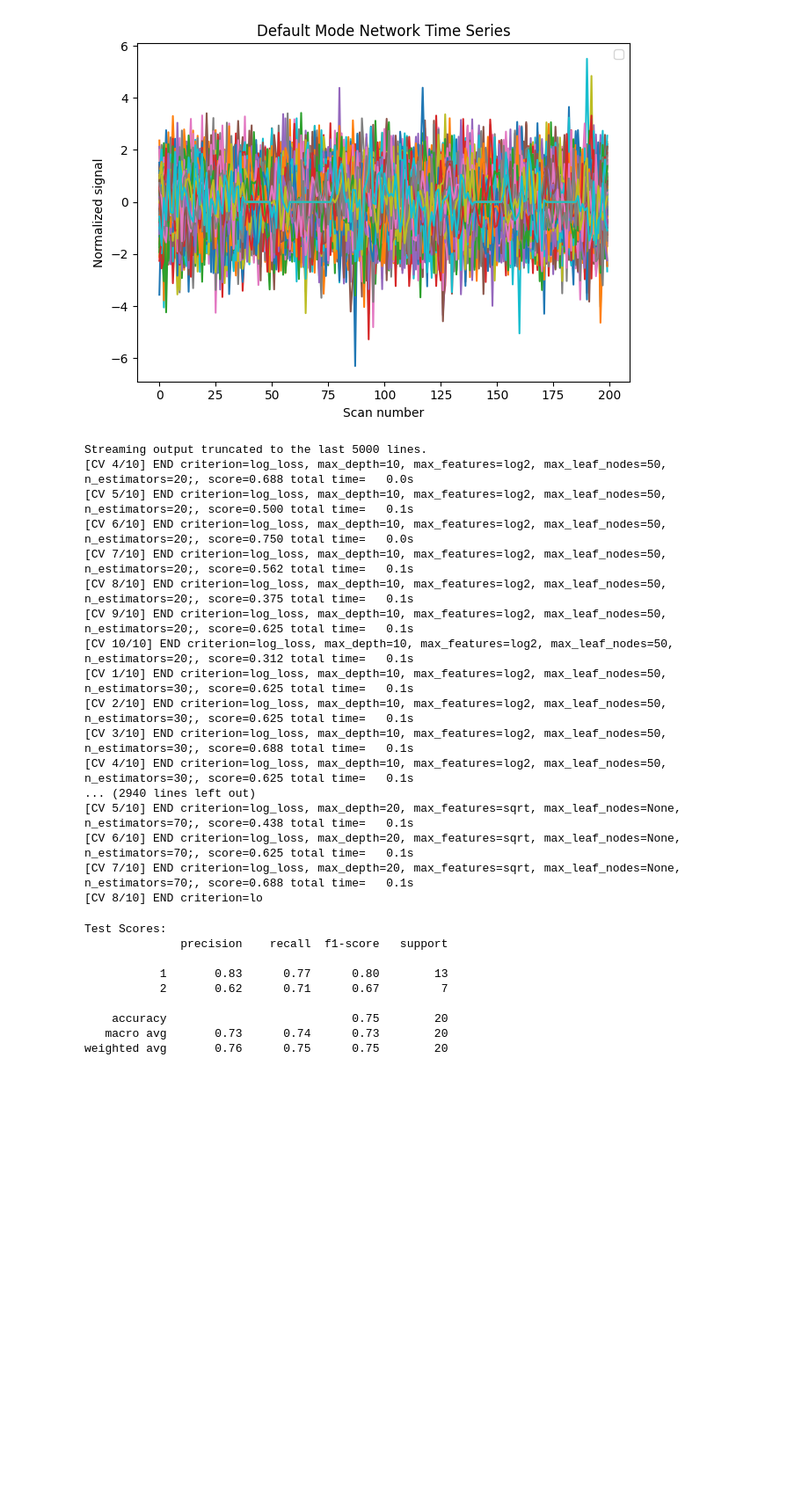
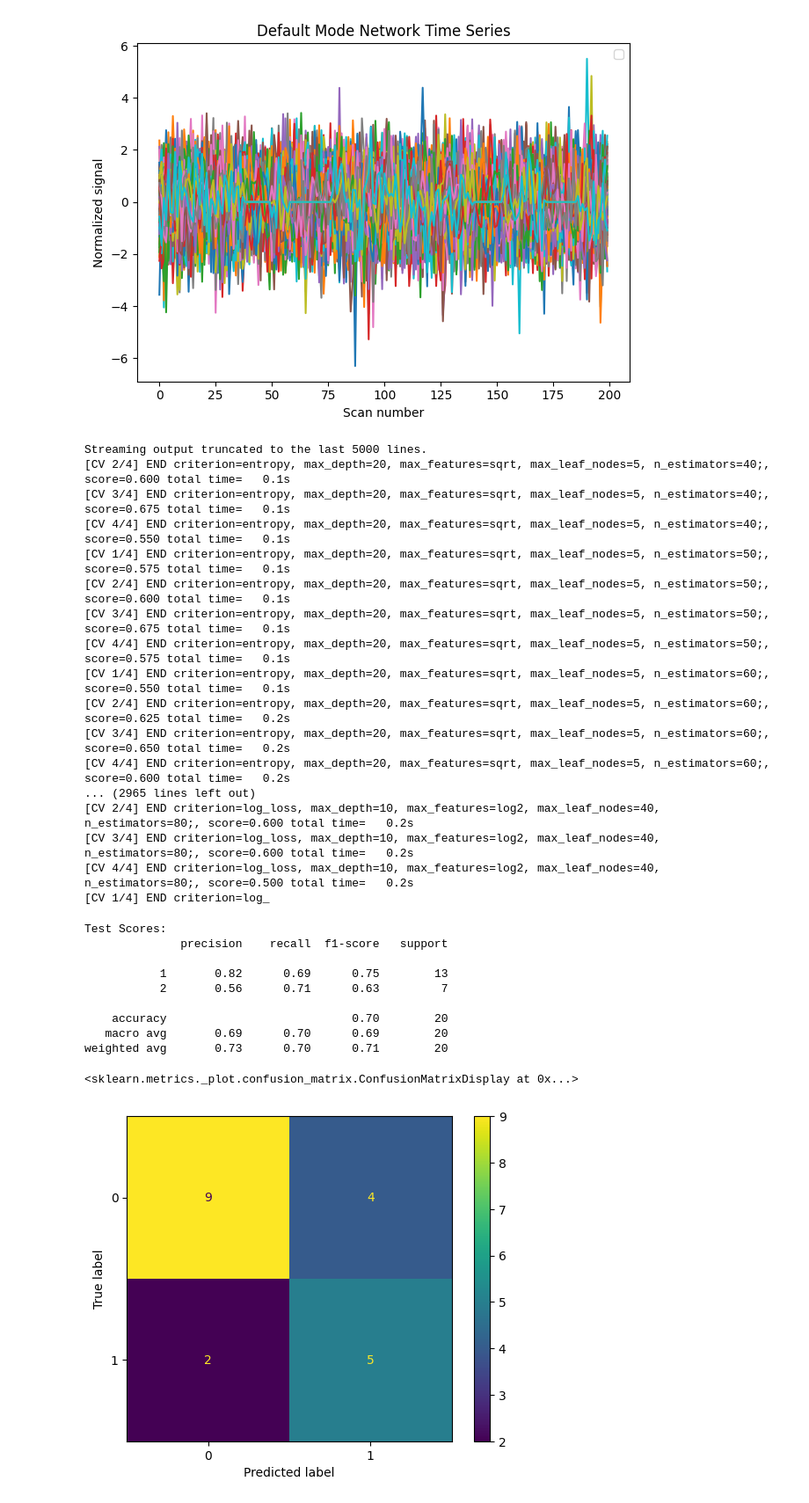
Before and after one commit to reinhart-c/autism-detector, a Jupyter notebook: Kel_15_RF.ipynb, the cells around one changed output. Shown at 88% size. Cells and saved outputs as stored; diff of their text form; code cells hidden in the pictures; blank space fills up the shorter version.

```diff
--- a/Kel_15_RF.ipynb
+++ b/Kel_15_RF.ipynb
@@ -228,7 +228,7 @@ X_validation, X_test, y_validation, y_test = train_test_split(X_val, y_val, test
 # Hyperparameter tuning
 rf = RandomForestClassifier()
 params = {'n_estimators': [10, 20, 30, 40, 50, 60, 70, 80, 90, 100], 'criterion': ['gini', 'entropy', 'log_loss'], 'max_features': ['sqrt', 'log2', None], 'max_depth': [None, 5, 10, 15, 20], 'max_leaf_nodes': [None, 5, 10, 20, 25, 40, 50]}
-gcv = GridSearchCV(rf, param_grid=params, scoring='accuracy', verbose=3, cv=10).fit(X_train, y_train)
+gcv = GridSearchCV(rf, param_grid=params, scoring='accuracy', verbose=3, cv=4).fit(X_train, y_train)
 
 y_val_gcv = gcv.predict(X_validation)
 print("Grid Search CV Scores :")
@@ -237,35 +237,38 @@ print("Best parameter : ", gcv.best_params_)
 print("Best estimator :", gcv.best_estimator_)
 # %% [output]
 Streaming output truncated to the last 5000 lines.
-[CV 4/10] END criterion=log_loss, max_depth=10, max_features=log2, max_leaf_nodes=50, n_estimators=20;, score=0.688 total time=   0.0s
-[CV 5/10] END criterion=log_loss, max_depth=10, max_features=log2, max_leaf_nodes=50, n_estimators=20;, score=0.500 total time=   0.1s
-[CV 6/10] END criterion=log_loss, max_depth=10, max_features=log2, max_leaf_nodes=50, n_estimators=20;, score=0.750 total time=   0.0s
-[CV 7/10] END criterion=log_loss, max_depth=10, max_features=log2, max_leaf_nodes=50, n_estimators=20;, score=0.562 total time=   0.1s
-[CV 8/10] END criterion=log_loss, max_depth=10, max_features=log2, max_leaf_nodes=50, n_estimators=20;, score=0.375 total time=   0.1s
-[CV 9/10] END criterion=log_loss, max_depth=10, max_features=log2, max_leaf_nodes=50, n_estimators=20;, score=0.625 total time=   0.1s
-[CV 10/10] END criterion=log_loss, max_depth=10, max_features=log2, max_leaf_nodes=50, n_estimators=20;, score=0.312 total time=   0.1s
-[CV 1/10] END criterion=log_loss, max_depth=10, max_features=log2, max_leaf_nodes=50, n_estimators=30;, score=0.625 total time=   0.1s
-[CV 2/10] END criterion=log_loss, max_depth=10, max_features=log2, max_leaf_nodes=50, n_estimators=30;, score=0.625 total time=   0.1s
-[CV 3/10] END criterion=log_loss, max_depth=10, max_features=log2, max_leaf_nodes=50, n_estimators=30;, score=0.688 total time=   0.1s
-[CV 4/10] END criterion=log_loss, max_depth=10, max_features=log2, max_leaf_nodes=50, n_estimators=30;, score=0.625 total time=   0.1s
-... (2940 lines left out)
-[CV 5/10] END criterion=log_loss, max_depth=20, max_features=sqrt, max_leaf_nodes=None, n_estimators=70;, score=0.438 total time=   0.1s
-[CV 6/10] END criterion=log_loss, max_depth=20, max_features=sqrt, max_leaf_nodes=None, n_estimators=70;, score=0.625 total time=   0.1s
-[CV 7/10] END criterion=log_loss, max_depth=20, max_features=sqrt, max_leaf_nodes=None, n_estimators=70;, score=0.688 total time=   0.1s
-[CV 8/10] END criterion=lo
+[CV 2/4] END criterion=entropy, max_depth=20, max_features=sqrt, max_leaf_nodes=5, n_estimators=40;, score=0.600 total time=   0.1s
+[CV 3/4] END criterion=entropy, max_depth=20, max_features=sqrt, max_leaf_nodes=5, n_estimators=40;, score=0.675 total time=   0.1s
+[CV 4/4] END criterion=entropy, max_depth=20, max_features=sqrt, max_leaf_nodes=5, n_estimators=40;, score=0.550 total time=   0.1s
+[CV 1/4] END criterion=entropy, max_depth=20, max_features=sqrt, max_leaf_nodes=5, n_estimators=50;, score=0.575 total time=   0.1s
+[CV 2/4] END criterion=entropy, max_depth=20, max_features=sqrt, max_leaf_nodes=5, n_estimators=50;, score=0.600 total time=   0.1s
+[CV 3/4] END criterion=entropy, max_depth=20, max_features=sqrt, max_leaf_nodes=5, n_estimators=50;, score=0.675 total time=   0.1s
+[CV 4/4] END criterion=entropy, max_depth=20, max_features=sqrt, max_leaf_nodes=5, n_estimators=50;, score=0.575 total time=   0.1s
+[CV 1/4] END criterion=entropy, max_depth=20, max_features=sqrt, max_leaf_nodes=5, n_estimators=60;, score=0.550 total time=   0.1s
+[CV 2/4] END criterion=entropy, max_depth=20, max_features=sqrt, max_leaf_nodes=5, n_estimators=60;, score=0.625 total time=   0.2s
+[CV 3/4] END criterion=entropy, max_depth=20, max_features=sqrt, max_leaf_nodes=5, n_estimators=60;, score=0.650 total time=   0.2s
+[CV 4/4] END criterion=entropy, max_depth=20, max_features=sqrt, max_leaf_nodes=5, n_estimators=60;, score=0.600 total time=   0.2s
+... (2965 lines left out)
+[CV 2/4] END criterion=log_loss, max_depth=10, max_features=log2, max_leaf_nodes=40, n_estimators=80;, score=0.600 total time=   0.2s
+[CV 3/4] END criterion=log_loss, max_depth=10, max_features=log2, max_leaf_nodes=40, n_estimators=80;, score=0.600 total time=   0.2s
+[CV 4/4] END criterion=log_loss, max_depth=10, max_features=log2, max_leaf_nodes=40, n_estimators=80;, score=0.500 total time=   0.2s
+[CV 1/4] END criterion=log_
 # %%
 # Testing
 rf = gcv.best_estimator_.fit(X_train, y_train)
 y_pred_test = rf.predict(X_test)
 print("Test Scores:")
 print(classification_report(y_test, y_pred_test))
+ConfusionMatrixDisplay(confusion_matrix(y_test, y_pred_test)).plot()
 # %% [output]
 Test Scores:
               precision    recall  f1-score   support
 
-           1       0.83      0.77      0.80        13
-           2       0.62      0.71      0.67         7
+           1       0.82      0.69      0.75        13
+           2       0.56      0.71      0.63         7
 
-    accuracy                           0.75        20
-   macro avg       0.73      0.74      0.73        20
-weighted avg       0.76      0.75      0.75        20
+    accuracy                           0.70        20
+   macro avg       0.69      0.70      0.69        20
+weighted avg       0.73      0.70      0.71        20
+<sklearn.metrics._plot.confusion_matrix.ConfusionMatrixDisplay at 0x...>
+[figure, added]
```
Also changed, not shown: parts of 3 cells of this notebook.
